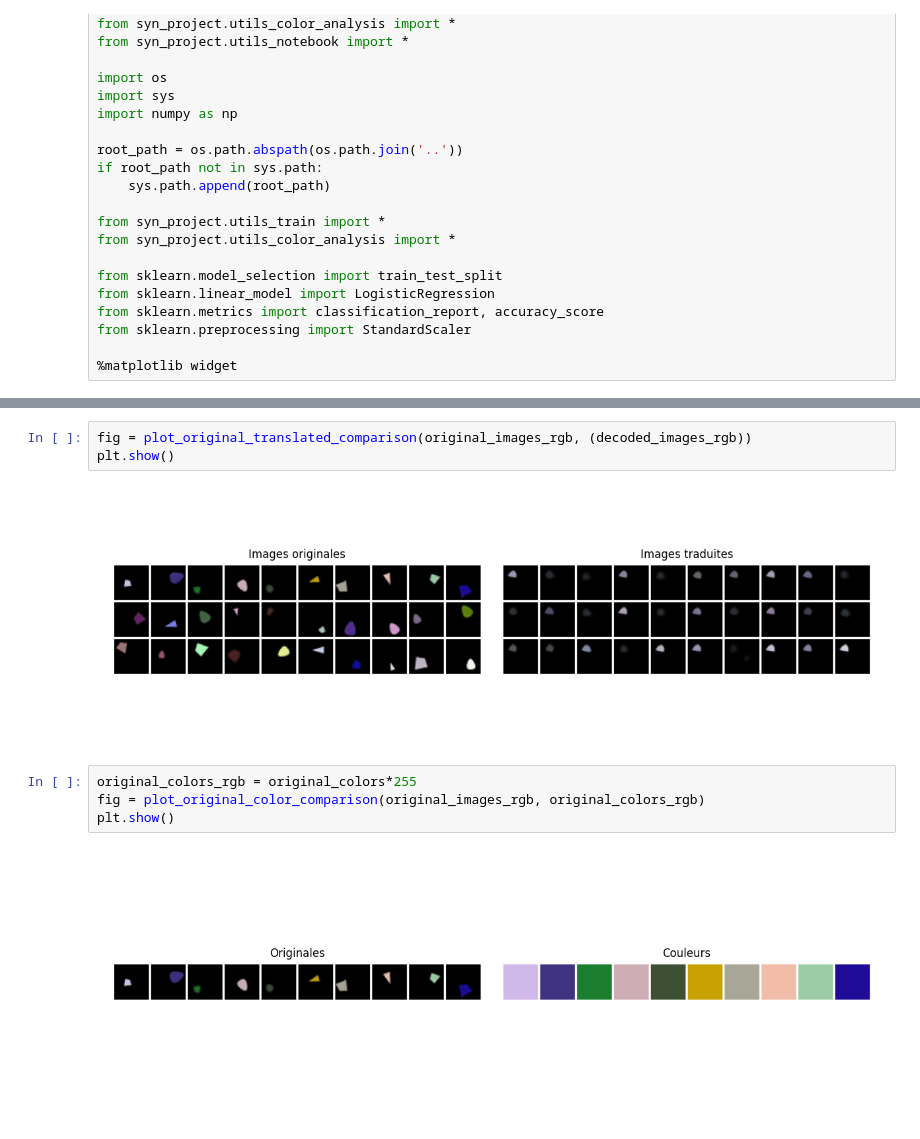
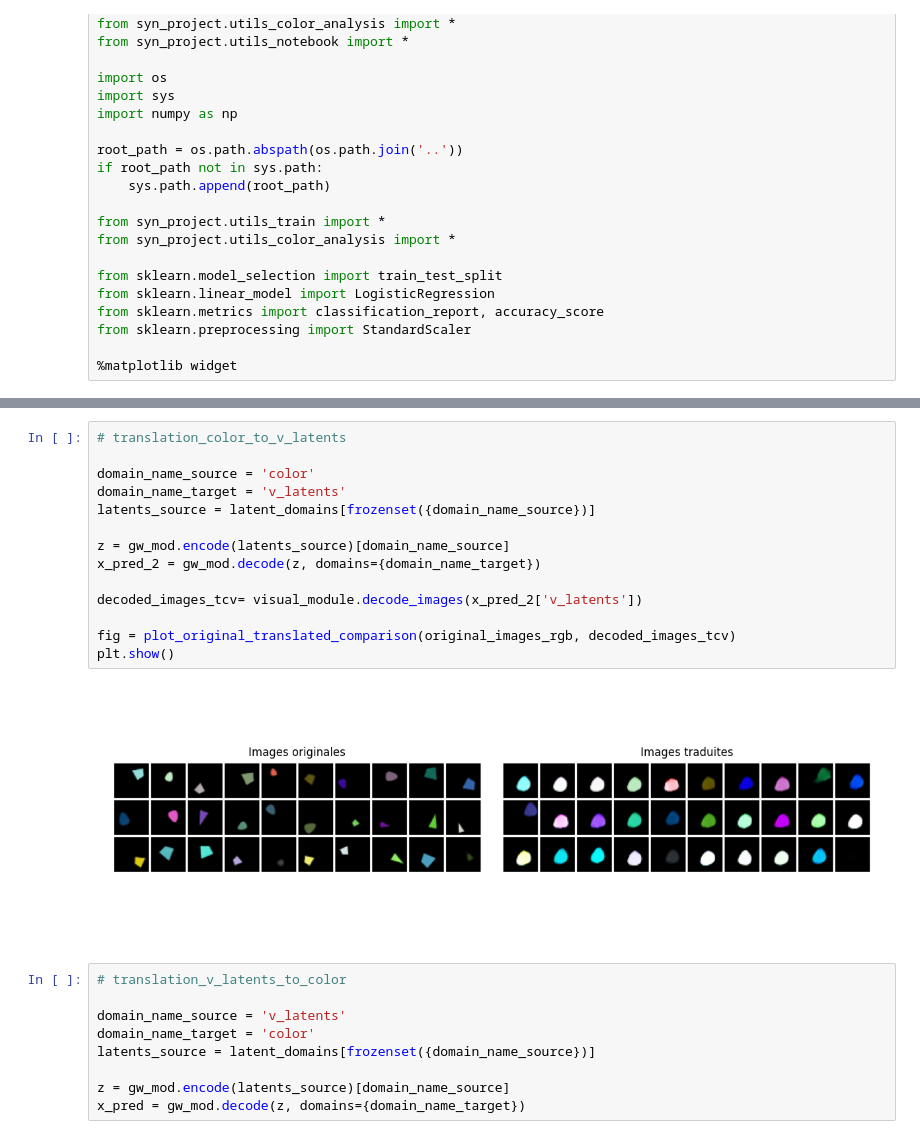
Before and after one commit to lucas-ch/gwsyn, a Jupyter notebook: notebooks/colors_mod.ipynb, the cells around one changed output, grey strips where cells are left out. Cells and saved outputs as stored; diff of their text form.

```diff
--- a/notebooks/colors_mod.ipynb
+++ b/notebooks/colors_mod.ipynb
@@ -118,11 +119,25 @@ tensor([[[[4.4598e-11, 3.7041e-13, 2.9435e-11,  ..., 2.1862e-32,
+# %%
+# translation_color_to_v_latents
+
+domain_name_source = 'color'
+domain_name_target = 'v_latents'
+latents_source = latent_domains[frozenset({domain_name_source})]
+
+z = gw_mod.encode(latents_source)[domain_name_source]
+x_pred_2 = gw_mod.decode(z, domains={domain_name_target})
+
+decoded_images_tcv= visual_module.decode_images(x_pred_2['v_latents'])
+
+fig = plot_original_translated_comparison(original_images_rgb, decoded_images_tcv)
+plt.show()
+# %% [output]
+[figure, added]
 # %%
-fig = plot_original_translated_comparison(original_images_rgb, (decoded_images_rgb))
-plt.show()
+# translation_v_latents_to_color
+
+domain_name_source = 'v_latents'
+domain_name_target = 'color'
+latents_source = latent_domains[frozenset({domain_name_source})]
+
+z = gw_mod.encode(latents_source)[domain_name_source]
+x_pred = gw_mod.decode(z, domains={domain_name_target})
-# %% [output]
-[figure, removed]
-# %%
-original_colors_rgb = original_colors*255
-fig = plot_original_color_comparison(original_images_rgb, original_colors_rgb)
-plt.show()
-# %% [output]
-[figure, removed]
```
Also changed, not shown: parts of 14 cells of this notebook, 6 other files.
